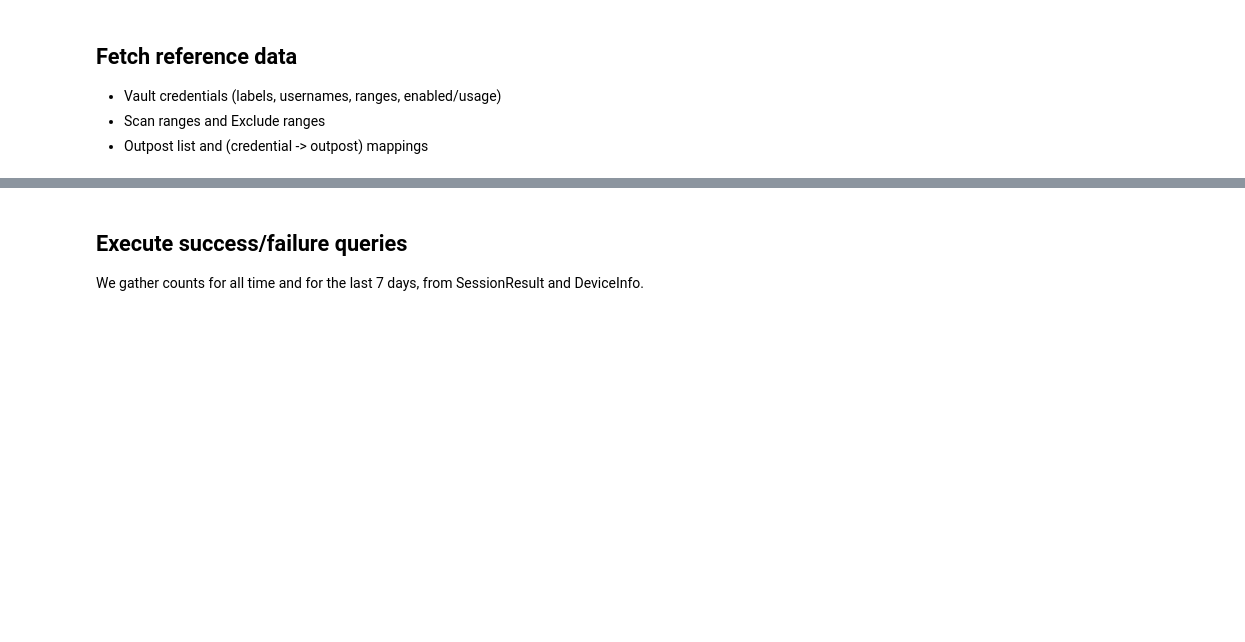
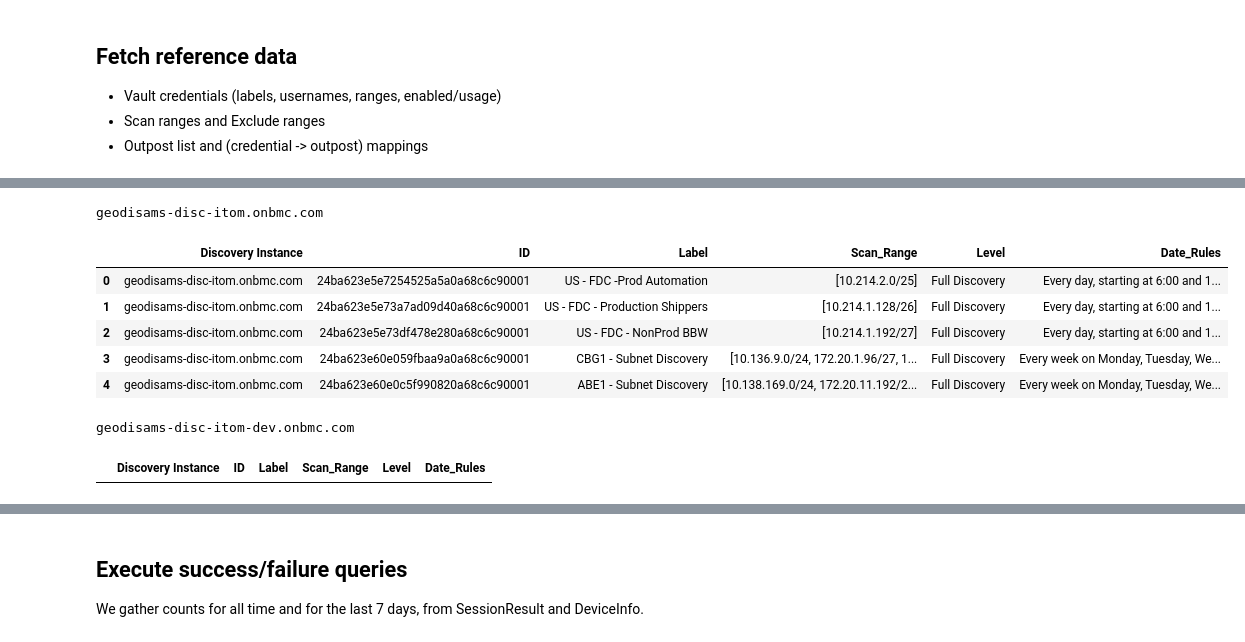
Before and after one commit to codefitz/DisMAL, a Jupyter notebook: notebooks/credential_success.ipynb, the cells around one changed output, grey strips where cells are left out. Saved outputs shown, nothing was run; the diff lists cells and outputs as text; code cells hidden in the pictures; blank space fills up the shorter version.

```diff
--- a/notebooks/credential_success.ipynb
+++ b/notebooks/credential_success.ipynb
@@ -506,31 +545,41 @@ display(df.head(10))
 # %%
 def get_results(instance, qry):
     results = instance['app'].data().search({'query': qry}, format='object', limit=500)
     df = pd.DataFrame(results) if results else pd.DataFrame()
     if df.empty:
         # Provide headers if no rows returned
         df = pd.DataFrame(columns=['ID', 'Label', 'Scan_Range', 'Level', 'Date_Rules'])
     df.insert(0, 'Discovery Instance', instance['target'])
     return df
 
 # Scan ranges and excludes
 qry_scanrange = '''
             search ScanRange where scan_type = 'Scheduled' show range_id as 'ID', label as 'Label',
             (range_strings or provider) as 'Scan_Range', scan_level as 'Level',
             recurrenceDescription(schedule) as 'Date_Rules'
             '''
 
-df_prod = get_results(twprod,qry_scanrange)
+scan_prod = get_results(twprod,qry_scanrange)
 print(twprod['target'])
-display(df_prod.head(5))
+display(scan_prod.head(5))
 
 qry_excludes = '''
         search in '_System' ExcludeRange show exrange_id as 'ID', name as 'Label',
         range_strings as 'Scan_Range',recurrenceDescription(schedule) as 'Date_Rules'
         '''
 
-df_dev = get_results(twdev,qry_excludes)
+scan_dev = get_results(twdev,qry_excludes)
 print(twdev['target'])
-display(df_dev.head(5))
+display(scan_dev.head(5))
+# %% [output]
+geodisams-disc-itom.onbmc.com
+|  | Discovery Instance | ID | Label | Scan_Range | Level | Date_Rules |
+| 0 | geodisams-disc-itom.onbmc.com | 24ba623e5e7254525a5a0a68c6c90001 | US - FDC -Prod Automation | [10.214.2.0/25] | Full Discovery | Every day, starting at 6:00 and 1... |
+| 1 | geodisams-disc-itom.onbmc.com | 24ba623e5e73a7ad09d40a68c6c90001 | US - FDC - Production Shippers | [10.214.1.128/26] | Full Discovery | Every day, starting at 6:00 and 1... |
+| 2 | geodisams-disc-itom.onbmc.com | 24ba623e5e73df478e280a68c6c90001 | US - FDC - NonProd BBW | [10.214.1.192/27] | Full Discovery | Every day, starting at 6:00 and 1... |
+| 3 | geodisams-disc-itom.onbmc.com | 24ba623e60e059fbaa9a0a68c6c90001 | CBG1 - Subnet Discovery | [10.136.9.0/24, 172.20.1.96/27, 1... | Full Discovery | Every week on Monday, Tuesday, We... |
+| 4 | geodisams-disc-itom.onbmc.com | 24ba623e60e0c5f990820a68c6c90001 | ABE1 - Subnet Discovery | [10.138.169.0/24, 172.20.11.192/2... | Full Discovery | Every week on Monday, Tuesday, We... |
+geodisams-disc-itom-dev.onbmc.com
+|  | Discovery Instance | ID | Label | Scan_Range | Level | Date_Rules |
 # %%
 # Outposts list and mapping
```
Also changed, not shown: parts of 5 cells of this notebook.
